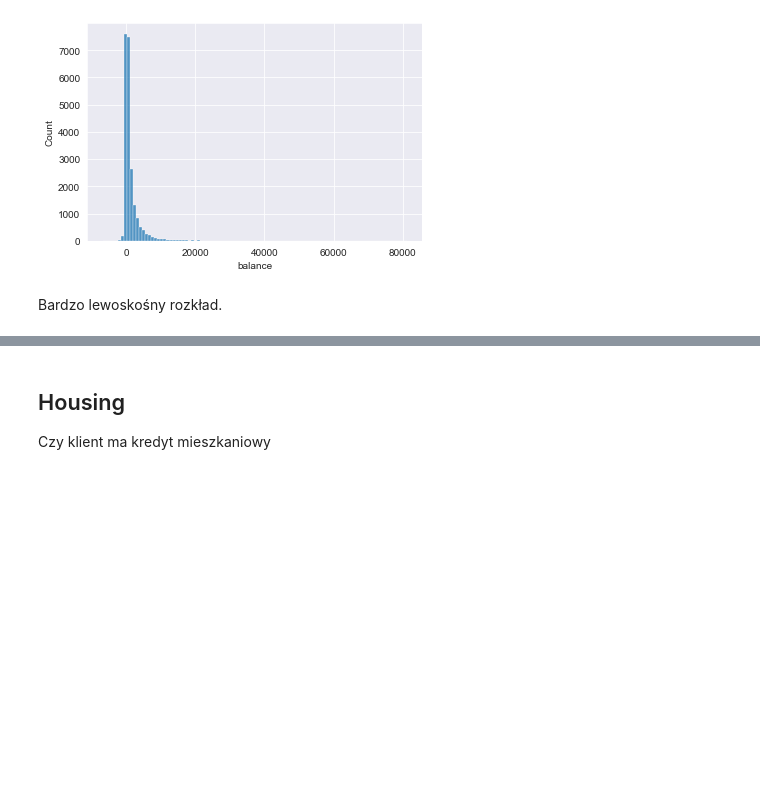
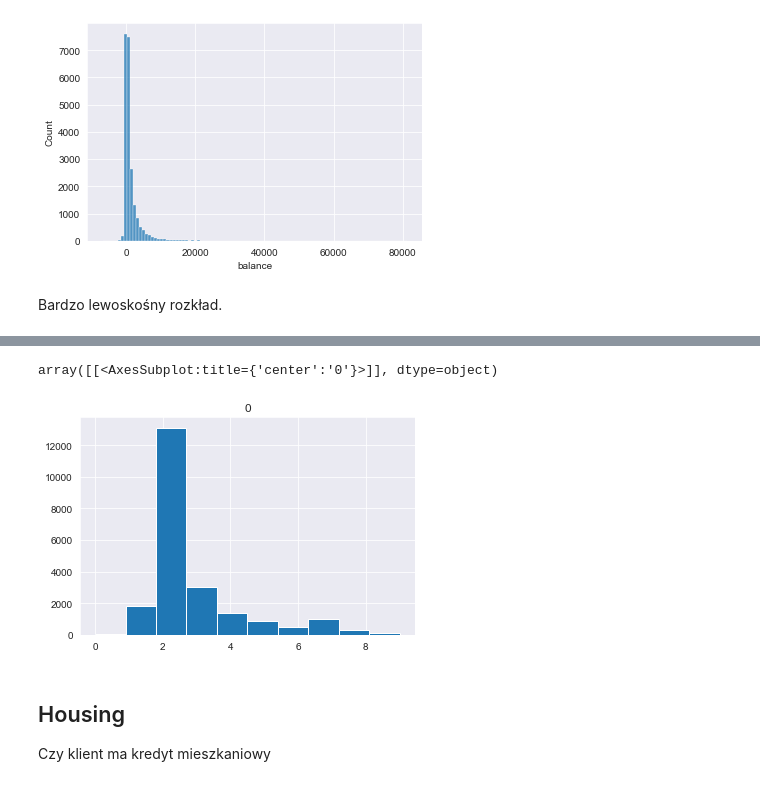
Before and after one commit to MajshiJD/ML_proj2, a Jupyter notebook: preprocessing/EDA_preprocessing.ipynb, the cells around one changed output, grey strips where cells are left out. Drawn from its saved outputs; the diff is of its cells as text; code cells hidden in the pictures; blank space fills up the shorter version.

```diff
--- a/preprocessing/EDA_preprocessing.ipynb
+++ b/preprocessing/EDA_preprocessing.ipynb
@@ -233,3 +237,8 @@ plt.show()
+# %%
+pd.DataFrame(np.digitize(df.balance,np.array([-1000, 0, 1000, 2000, 3000, 4000, 5000, 10000,20000, np.inf]))).hist()
+# %% [output]
+array([[<AxesSubplot:title={'center':'0'}>]], dtype=object)
+[figure, added]
 # %% [markdown]
 ## Housing
 
```
Also changed, not shown: parts of 15 cells of this notebook, 7 other files.
